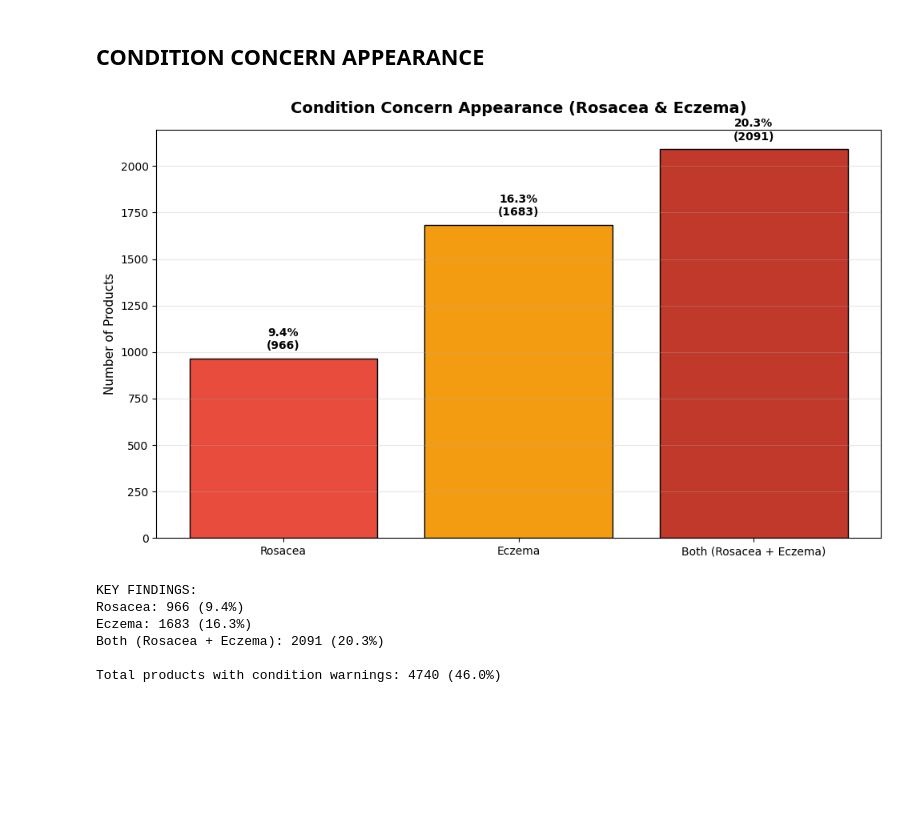
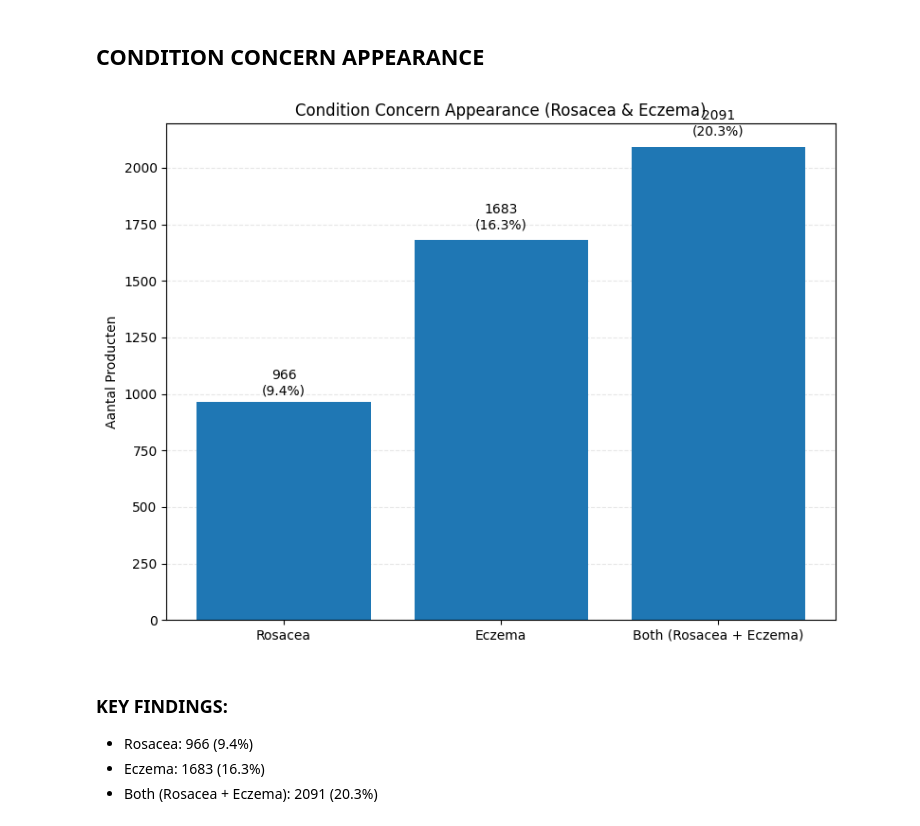
Before and after one commit to BluezConcepts/skingen-content-based-recommender, a Jupyter notebook: notebooks/01_product_data_eda_and_cleaning.ipynb, the cells around one changed output. Cells and saved outputs as stored; diff of their text form; code cells hidden in the pictures; blank space fills up the shorter version.

```diff
--- a/notebooks/01_product_data_eda_and_cleaning.ipynb
+++ b/notebooks/01_product_data_eda_and_cleaning.ipynb
@@ -1230,65 +1174,62 @@ Combination (may worsen oily skin + drying): 994 (9.7%)
 # %% [markdown]
 ## CONDITION CONCERN APPEARANCE
 # %%
-# Calculate products with condition concerns
+# products with condition concerns
 condition_counts = {
     'Rosacea': 0,
     'Eczema': 0,
     'Both (Rosacea + Eczema)': 0
 }
 
 for cond_list in df['condition_concerns']:
     if isinstance(cond_list, np.ndarray):
         has_rosacea = 'rosacea' in cond_list
         has_eczema = 'eczema' in cond_list
 
         if has_rosacea and has_eczema:
             condition_counts['Both (Rosacea + Eczema)'] += 1
         elif has_rosacea:
             condition_counts['Rosacea'] += 1
         elif has_eczema:
             condition_counts['Eczema'] += 1
 
-#  DataFrame
 condition_df = pd.DataFrame({
     'Condition': list(condition_counts.keys()),
     'Product Count': list(condition_counts.values()),
     'Percentage': [v/len(df)*100 for v in condition_counts.values()]
 })
 
-#  bar plot
-fig, ax = plt.subplots(figsize=(10, 6))
-colors = ['#e74c3c', '#f39c12', '#c0392b']
-bars = ax.bar(condition_df['Condition'], condition_df['Product Count'],
-              color=colors, edgecolor='black')
+fig, ax = plt.subplots(figsize=(8, 6))
 
-# Add percentage labels on top of bars
-for i, (count, pct) in enumerate(zip(condition_df['Product Count'], condition_df['Percentage'])):
-    ax.text(i, count + 50, f'{pct:.1f}%\n({count})',
-            ha='center', fontsize=10, fontweight='bold')
+bars = ax.bar(
+    condition_df['Condition'],
+    condition_df['Product Count']
+)
 
-ax.set_ylabel('Number of Products', fontsize=11)
-ax.set_title('Condition Concern Appearance (Rosacea & Eczema)', fontsize=14, fontweight='bold', pad=15)
-ax.grid(axis='y', alpha=0.3)
+for bar, pct in zip(bars, condition_df['Percentage']):
+    height = bar.get_height()
+    ax.text(
+        bar.get_x() + bar.get_width() / 2,
+        height + height * 0.02,
+        f"{int(height)}\n({pct:.1f}%)",
+        ha='center',
+        va='bottom'
+    )
+
+ax.set_ylabel('Aantal Producten')
+ax.set_title('Condition Concern Appearance (Rosacea & Eczema)')
+ax.grid(axis='y', linestyle='--', alpha=0.3)
+ax.set_axisbelow(True)
 
 plt.tight_layout()
 plt.show()
-
-print(f'\nKEY FINDINGS:')
-for _, row in condition_df.iterrows():
-    print(f"{row['Condition']}: {row['Product Count']} ({row['Percentage']:.1f}%)")
-
-# Total products with any condition warning
-total_condition = sum(condition_counts.values())
-print(f'\nTotal products with condition warnings: {total_condition} ({total_condition/len(df)*100:.1f}%)')
 # %% [output]
-[figure, old version]
+[figure, new version]
-KEY FINDINGS:
-Rosacea: 966 (9.4%)
-Eczema: 1683 (16.3%)
-Both (Rosacea + Eczema): 2091 (20.3%)
-
-Total products with condition warnings: 4740 (46.0%)
+# %% [markdown]
+### KEY FINDINGS:
+- Rosacea: 966 (9.4%)
+- Eczema: 1683 (16.3%)
+- Both (Rosacea + Eczema): 2091 (20.3%)
 # %% [markdown]
 ## Conclusion
 
```
Also changed, not shown: parts of 16 cells of this notebook, 6 other files.
